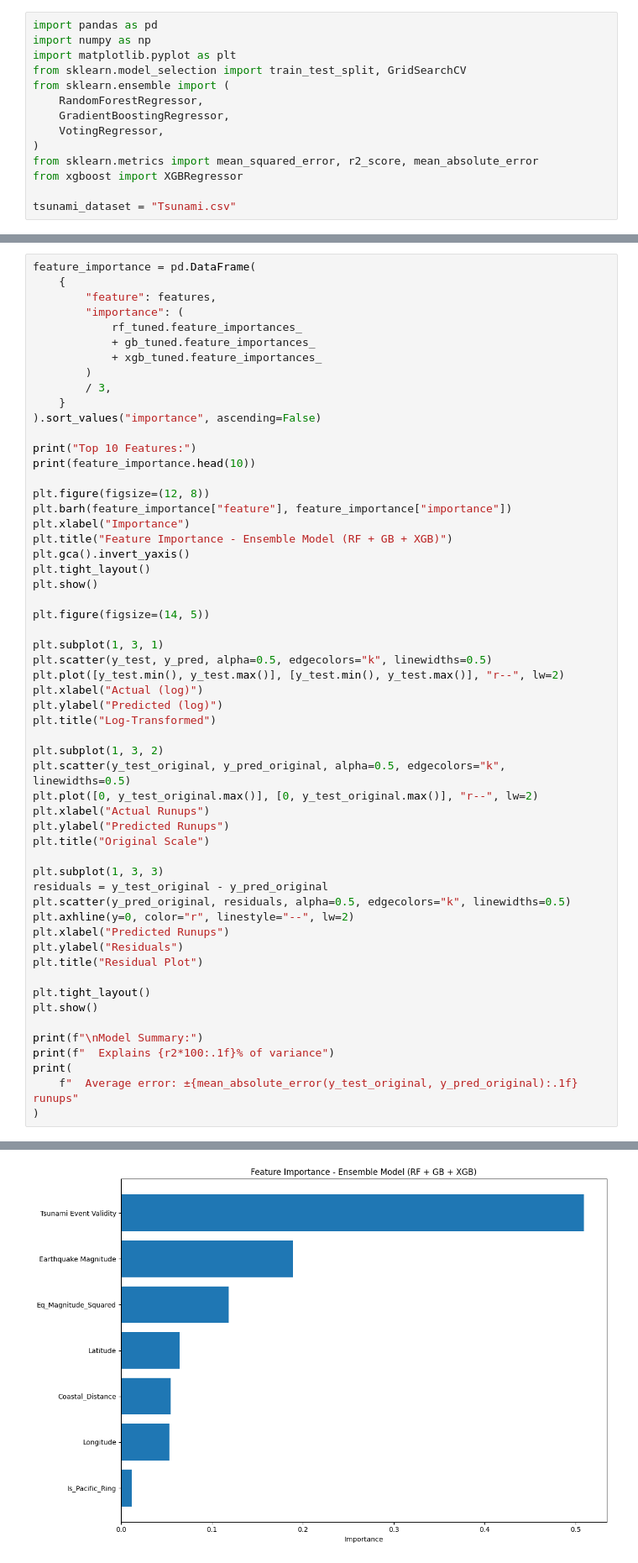
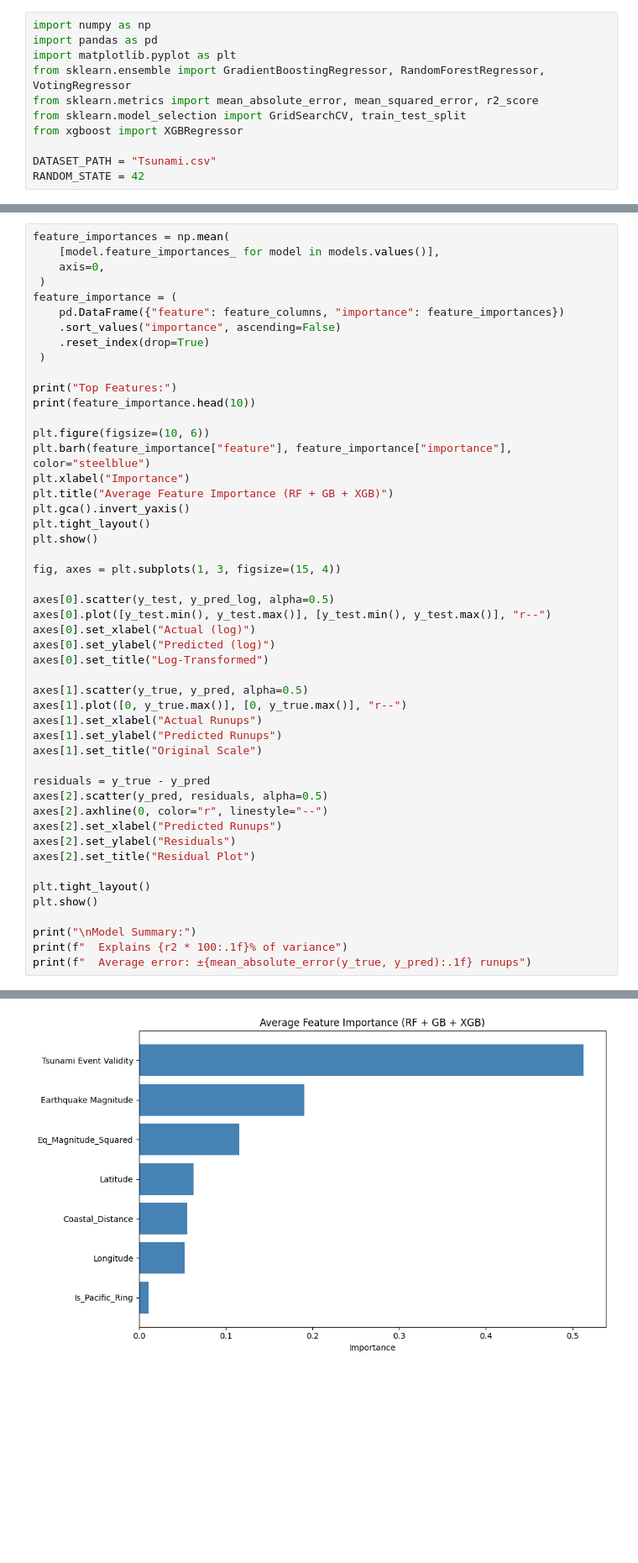
Before and after one commit to aryamaddel/Tsunami-Prediction, a Jupyter notebook: Tsunami Prediction.ipynb, the cells around one changed output, grey strips where cells are left out. Shown at 84% size. Drawn from its saved outputs; the diff is of its cells as text; blank space fills up the shorter version.

```diff
--- a/Tsunami Prediction.ipynb
+++ b/Tsunami Prediction.ipynb
@@ -1,15 +1,12 @@
 # %%
+import numpy as np
 import pandas as pd
-import numpy as np
 import matplotlib.pyplot as plt
-from sklearn.model_selection import train_test_split, GridSearchCV
-from sklearn.ensemble import (
-    RandomForestRegressor,
-    GradientBoostingRegressor,
-    VotingRegressor,
-)
-from sklearn.metrics import mean_squared_error, r2_score, mean_absolute_error
+from sklearn.ensemble import GradientBoostingRegressor, RandomForestRegressor, VotingRegressor
+from sklearn.metrics import mean_absolute_error, mean_squared_error, r2_score
+from sklearn.model_selection import GridSearchCV, train_test_split
 from xgboost import XGBRegressor
 
-tsunami_dataset = "Tsunami.csv"
+DATASET_PATH = "Tsunami.csv"
+RANDOM_STATE = 42
 # %%
@@ -234,57 +211,50 @@ Individual Model Performance:
 # %%
-feature_importance = pd.DataFrame(
-    {
-        "feature": features,
-        "importance": (
-            rf_tuned.feature_importances_
-            + gb_tuned.feature_importances_
-            + xgb_tuned.feature_importances_
-        )
-        / 3,
-    }
-).sort_values("importance", ascending=False)
+feature_importances = np.mean(
+    [model.feature_importances_ for model in models.values()],
+    axis=0,
+ )
+feature_importance = (
+    pd.DataFrame({"feature": feature_columns, "importance": feature_importances})
+    .sort_values("importance", ascending=False)
+    .reset_index(drop=True)
+ )
 
-print("Top 10 Features:")
+print("Top Features:")
 print(feature_importance.head(10))
 
-plt.figure(figsize=(12, 8))
-plt.barh(feature_importance["feature"], feature_importance["importance"])
+plt.figure(figsize=(10, 6))
+plt.barh(feature_importance["feature"], feature_importance["importance"], color="steelblue")
 plt.xlabel("Importance")
-plt.title("Feature Importance - Ensemble Model (RF + GB + XGB)")
+plt.title("Average Feature Importance (RF + GB + XGB)")
 plt.gca().invert_yaxis()
 plt.tight_layout()
 plt.show()
 
-plt.figure(figsize=(14, 5))
+fig, axes = plt.subplots(1, 3, figsize=(15, 4))
 
-plt.subplot(1, 3, 1)
-plt.scatter(y_test, y_pred, alpha=0.5, edgecolors="k", linewidths=0.5)
-plt.plot([y_test.min(), y_test.max()], [y_test.min(), y_test.max()], "r--", lw=2)
-plt.xlabel("Actual (log)")
-plt.ylabel("Predicted (log)")
-plt.title("Log-Transformed")
+axes[0].scatter(y_test, y_pred_log, alpha=0.5)
+axes[0].plot([y_test.min(), y_test.max()], [y_test.min(), y_test.max()], "r--")
+axes[0].set_xlabel("Actual (log)")
+axes[0].set_ylabel("Predicted (log)")
+axes[0].set_title("Log-Transformed")
 
-plt.subplot(1, 3, 2)
-plt.scatter(y_test_original, y_pred_original, alpha=0.5, edgecolors="k", linewidths=0.5)
-plt.plot([0, y_test_original.max()], [0, y_test_original.max()], "r--", lw=2)
-plt.xlabel("Actual Runups")
-plt.ylabel("Predicted Runups")
-plt.title("Original Scale")
+axes[1].scatter(y_true, y_pred, alpha=0.5)
+axes[1].plot([0, y_true.max()], [0, y_true.max()], "r--")
+axes[1].set_xlabel("Actual Runups")
+axes[1].set_ylabel("Predicted Runups")
+axes[1].set_title("Original Scale")
 
-plt.subplot(1, 3, 3)
-residuals = y_test_original - y_pred_original
-plt.scatter(y_pred_original, residuals, alpha=0.5, edgecolors="k", linewidths=0.5)
-plt.axhline(y=0, color="r", linestyle="--", lw=2)
-plt.xlabel("Predicted Runups")
-plt.ylabel("Residuals")
-plt.title("Residual Plot")
+residuals = y_true - y_pred
+axes[2].scatter(y_pred, residuals, alpha=0.5)
+axes[2].axhline(0, color="r", linestyle="--")
+axes[2].set_xlabel("Predicted Runups")
+axes[2].set_ylabel("Residuals")
+axes[2].set_title("Residual Plot")
 
 plt.tight_layout()
 plt.show()
 
-print(f"\nModel Summary:")
-print(f"  Explains {r2*100:.1f}% of variance")
-print(
-    f"  Average error: ±{mean_absolute_error(y_test_original, y_pred_original):.1f} runups"
-)
+print("\nModel Summary:")
+print(f"  Explains {r2 * 100:.1f}% of variance")
+print(f"  Average error: ±{mean_absolute_error(y_true, y_pred):.1f} runups")
 # %% [output]
@@ -300 +270 @@ Top 10 Features:
-[figure, old version]
+[figure, new version]
```
Also changed, not shown: parts of 6 cells of this notebook.
